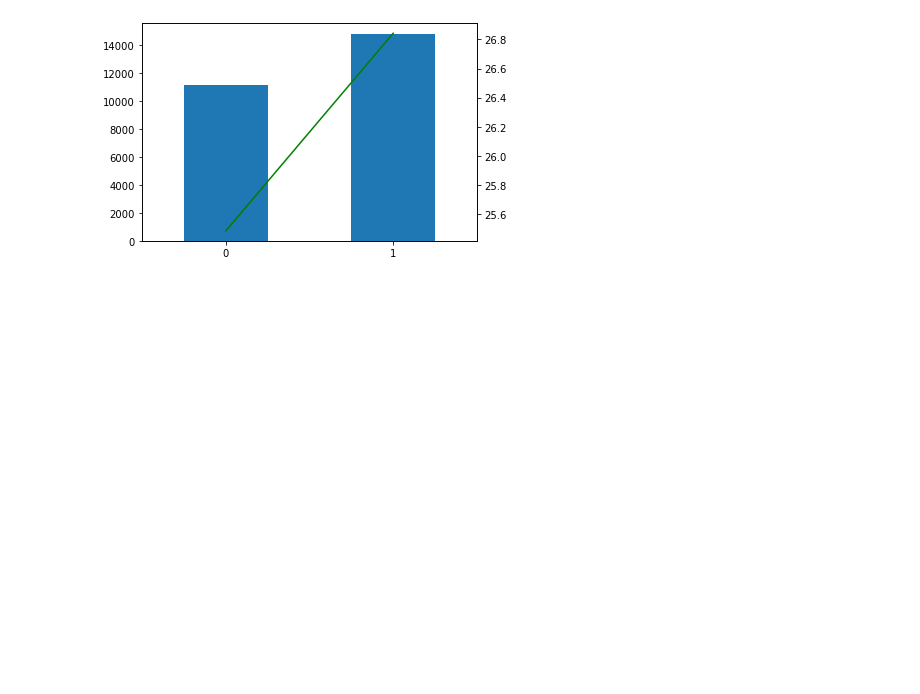
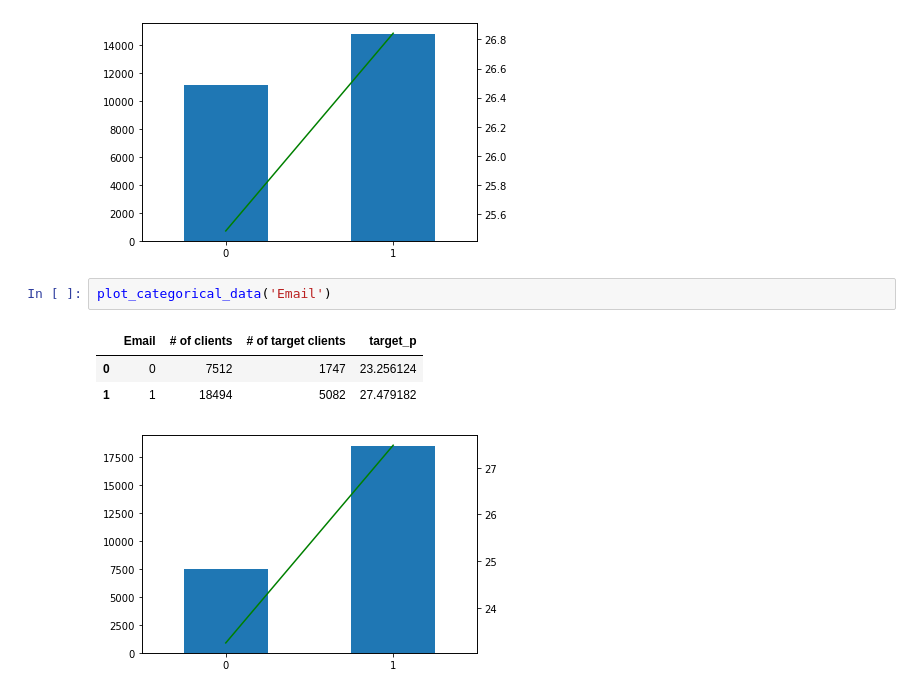
Before and after one commit to juancuiule/ml-utn-2c-2022, a Jupyter notebook: plots.ipynb, the cells around one changed output. Cells and saved outputs as stored; diff of their text form; blank space fills up the shorter version.

```diff
--- a/plots.ipynb
+++ b/plots.ipynb
@@ -221,3 +221,10 @@ plot_categorical_data('sex_ordinal', key_map=sex_map)
 | 0 | F | 11171 | 2847 | 25.485632 |
 | 1 | M | 14835 | 3982 | 26.841928 |
 [figure]
+# %%
+plot_categorical_data('Email')
+# %% [output]
+|  | Email | # of clients | # of target clients | target_p |
+| 0 | 0 | 7512 | 1747 | 23.256124 |
+| 1 | 1 | 18494 | 5082 | 27.479182 |
+[figure, added]
```
Also changed, not shown: parts of 1 cell of this notebook, 1 other file.
